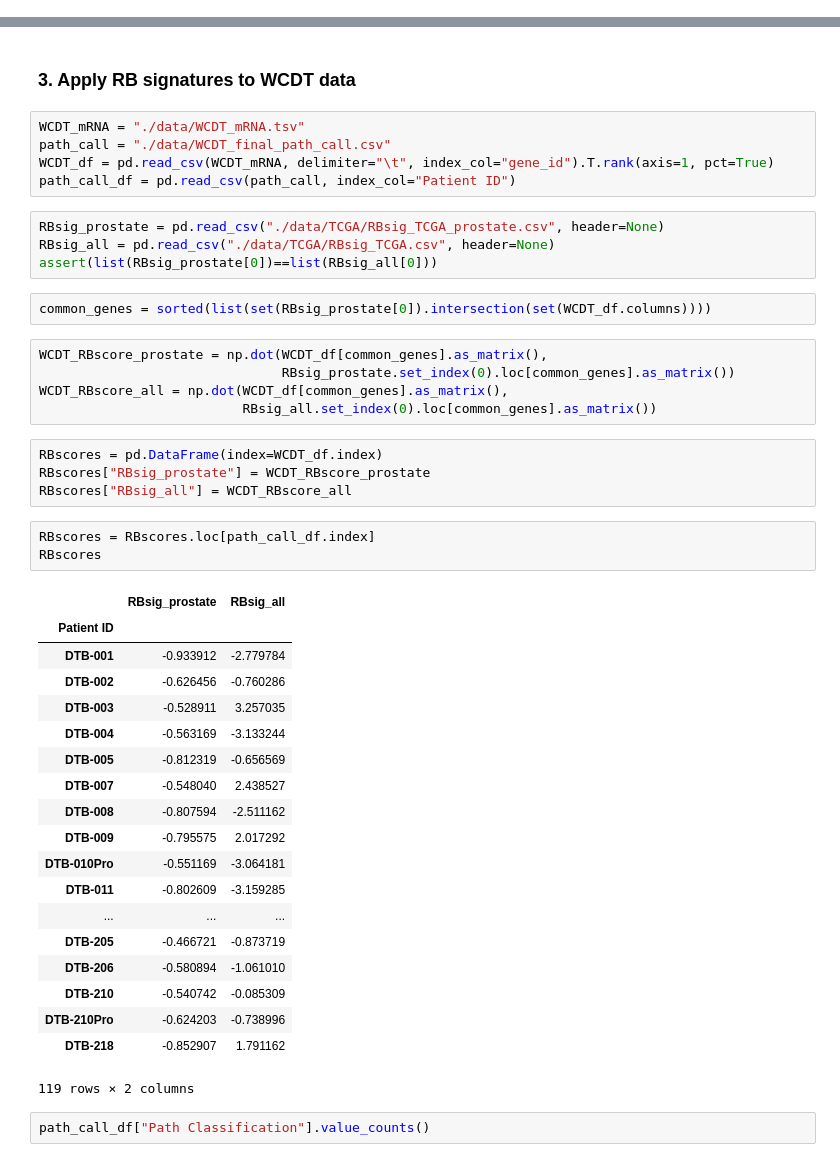
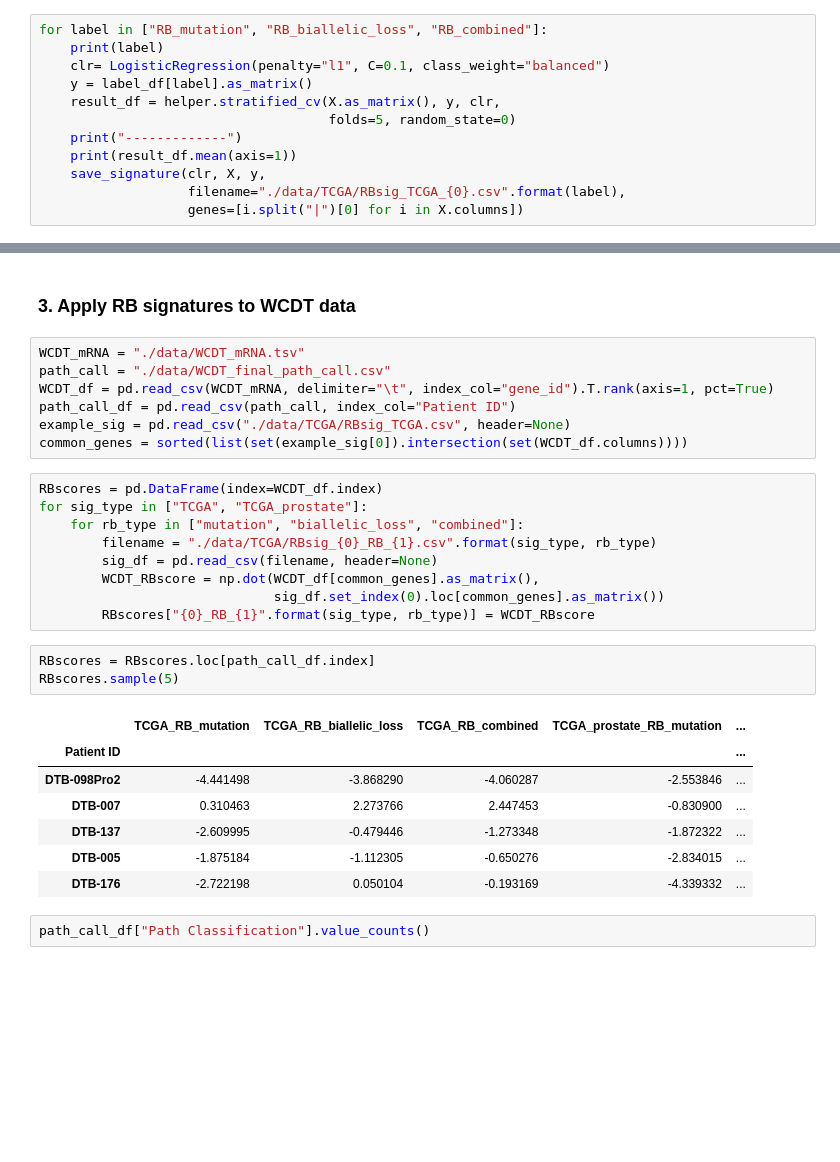
Before and after one commit to MollyZhang/ARsig_python, a Jupyter notebook: RB1sig.ipynb, the cells around one changed output, grey strips where cells are left out. Cells and saved outputs as stored; diff of their text form; blank space fills up the shorter version.

Commit message:
seperate rb maf and cnv mutation signature

```diff
--- a/RB1sig.ipynb
+++ b/RB1sig.ipynb
@@ -199,0 +196,12 @@ RBsig_prostate.to_csv("./data/TCGA/RBsig_TCGA.csv", header=None, index=None)
+# %%
+for label in ["RB_mutation", "RB_biallelic_loss", "RB_combined"]:
+    print(label)
+    clr= LogisticRegression(penalty="l1", C=0.1, class_weight="balanced")
+    y = label_df[label].as_matrix()
+    result_df = helper.stratified_cv(X.as_matrix(), y, clr,
+                                     folds=5, random_state=0)
+    print("-------------")
+    print(result_df.mean(axis=1))
+    save_signature(clr, X, y,
+                   filename="./data/TCGA/RBsig_TCGA_{0}.csv".format(label),
+                   genes=[i.split("|")[0] for i in X.columns])
@@ -204,44 +265,28 @@ WCDT_mRNA = "./data/WCDT_mRNA.tsv"
 path_call = "./data/WCDT_final_path_call.csv"
 WCDT_df = pd.read_csv(WCDT_mRNA, delimiter="\t", index_col="gene_id").T.rank(axis=1, pct=True)
 path_call_df = pd.read_csv(path_call, index_col="Patient ID")
+example_sig = pd.read_csv("./data/TCGA/RBsig_TCGA.csv", header=None)
+common_genes = sorted(list(set(example_sig[0]).intersection(set(WCDT_df.columns))))
-# %%
-RBsig_prostate = pd.read_csv("./data/TCGA/RBsig_TCGA_prostate.csv", header=None)
-RBsig_all = pd.read_csv("./data/TCGA/RBsig_TCGA.csv", header=None)
-assert(list(RBsig_prostate[0])==list(RBsig_all[0]))
-# %%
-common_genes = sorted(list(set(RBsig_prostate[0]).intersection(set(WCDT_df.columns))))
-# %%
-WCDT_RBscore_prostate = np.dot(WCDT_df[common_genes].as_matrix(),
-                               RBsig_prostate.set_index(0).loc[common_genes].as_matrix())
-WCDT_RBscore_all = np.dot(WCDT_df[common_genes].as_matrix(),
-                          RBsig_all.set_index(0).loc[common_genes].as_matrix())
-# %%
-RBscores = pd.DataFrame(index=WCDT_df.index)
-RBscores["RBsig_prostate"] = WCDT_RBscore_prostate
-RBscores["RBsig_all"] = WCDT_RBscore_all
+# %%
+RBscores = pd.DataFrame(index=WCDT_df.index)
+for sig_type in ["TCGA", "TCGA_prostate"]:
+    for rb_type in ["mutation", "biallelic_loss", "combined"]:
+        filename = "./data/TCGA/RBsig_{0}_RB_{1}.csv".format(sig_type, rb_type)
+        sig_df = pd.read_csv(filename, header=None)
+        WCDT_RBscore = np.dot(WCDT_df[common_genes].as_matrix(),
+                              sig_df.set_index(0).loc[common_genes].as_matrix())
+        RBscores["{0}_RB_{1}".format(sig_type, rb_type)] = WCDT_RBscore
 # %%
 RBscores = RBscores.loc[path_call_df.index]
-RBscores
+RBscores.sample(5)
 # %% [output]
-|  | RBsig_prostate | RBsig_all |
-| Patient ID |  |  |
-| DTB-001 | -0.933912 | -2.779784 |
-| DTB-002 | -0.626456 | -0.760286 |
-| DTB-003 | -0.528911 | 3.257035 |
-| DTB-004 | -0.563169 | -3.133244 |
-| DTB-005 | -0.812319 | -0.656569 |
-| DTB-007 | -0.548040 | 2.438527 |
-| DTB-008 | -0.807594 | -2.511162 |
-| DTB-009 | -0.795575 | 2.017292 |
-| DTB-010Pro | -0.551169 | -3.064181 |
-| DTB-011 | -0.802609 | -3.159285 |
-| ... | ... | ... |
-| DTB-205 | -0.466721 | -0.873719 |
-| DTB-206 | -0.580894 | -1.061010 |
-| DTB-210 | -0.540742 | -0.085309 |
-| DTB-210Pro | -0.624203 | -0.738996 |
-| DTB-218 | -0.852907 | 1.791162 |
+|  | TCGA_RB_mutation | TCGA_RB_biallelic_loss | TCGA_RB_combined | TCGA_prostate_RB_mutation | ... |
+| Patient ID |  |  |  |  | ... |
+| DTB-098Pro2 | -4.441498 | -3.868290 | -4.060287 | -2.553846 | ... |
+| DTB-007 | 0.310463 | 2.273766 | 2.447453 | -0.830900 | ... |
+| DTB-137 | -2.609995 | -0.479446 | -1.273348 | -1.872322 | ... |
+| DTB-005 | -1.875184 | -1.112305 | -0.650276 | -2.834015 | ... |
+| DTB-176 | -2.722198 | 0.050104 | -0.193169 | -4.339332 | ... |
-119 rows × 2 columns
 # %%
 path_call_df["Path Classification"].value_counts()
 # %% [output]
```
Also changed, not shown: parts of 29 cells of this notebook, 6 other files.
